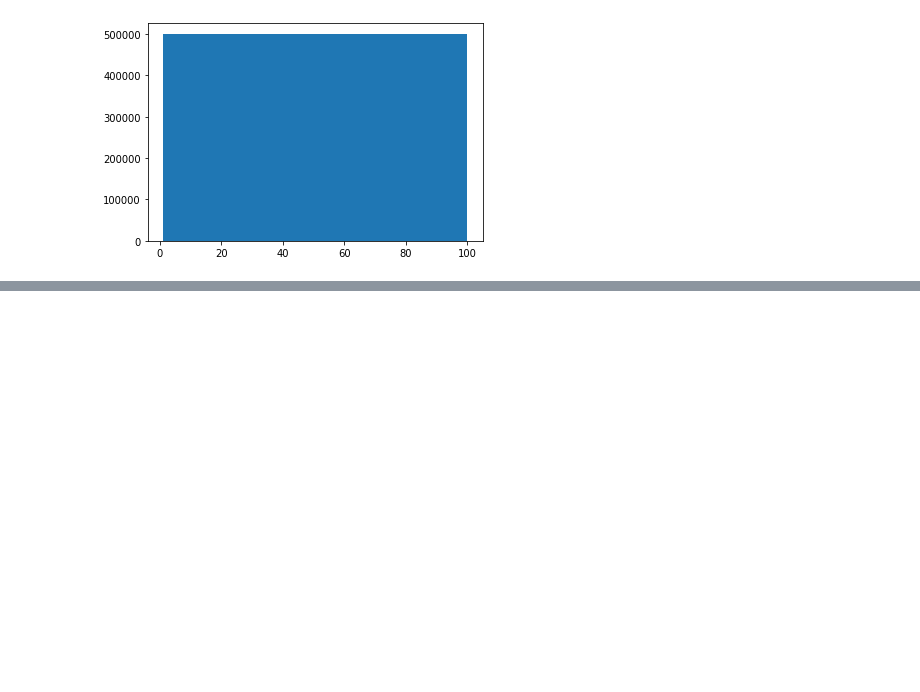
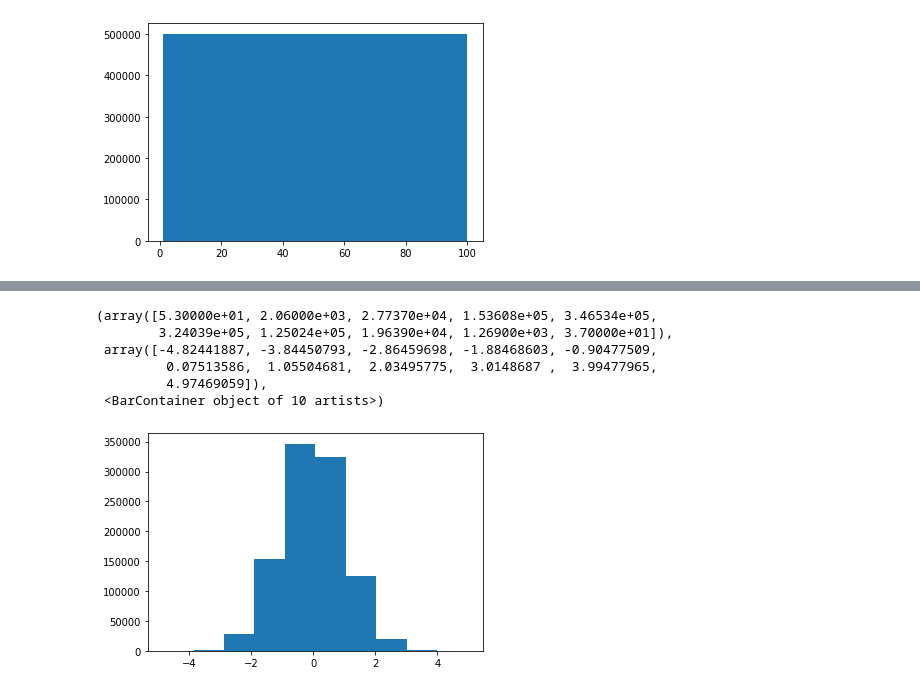
Before and after one commit to mlevicoy/cursoML, a Jupyter notebook: notebooks/T2 - 1 - Data Cleaning - Data Wrangling.ipynb, the cells around one changed output, grey strips where cells are left out. Drawn from its saved outputs; the diff is of its cells as text; code cells hidden in the pictures; blank space fills up the shorter version.

```diff
--- a/notebooks/T2 - 1 - Data Cleaning - Data Wrangling.ipynb
+++ b/notebooks/T2 - 1 - Data Cleaning - Data Wrangling.ipynb
@@ -508,0 +519,11 @@ plt.hist(data)
+# %%
+%matplotlib inline
+plt.hist(data)
+# %% [output]
+(array([5.30000e+01, 2.06000e+03, 2.77370e+04, 1.53608e+05, 3.46534e+05,
+        3.24039e+05, 1.25024e+05, 1.96390e+04, 1.26900e+03, 3.70000e+01]),
+ array([-4.82441887, -3.84450793, -2.86459698, -1.88468603, -0.90477509,
+         0.07513586,  1.05504681,  2.03495775,  3.0148687 ,  3.99477965,
+         4.97469059]),
+ <BarContainer object of 10 artists>)
+[figure, added]
```
Also changed, not shown: parts of 11 cells of this notebook, 1 other file.
